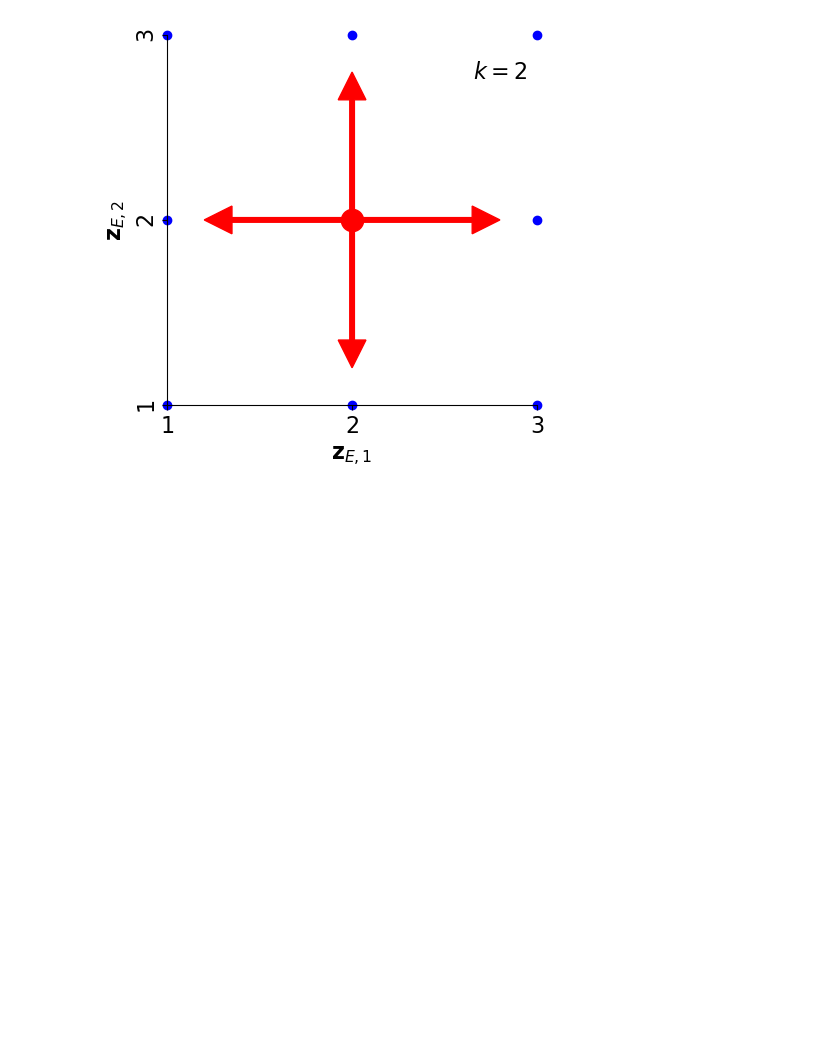
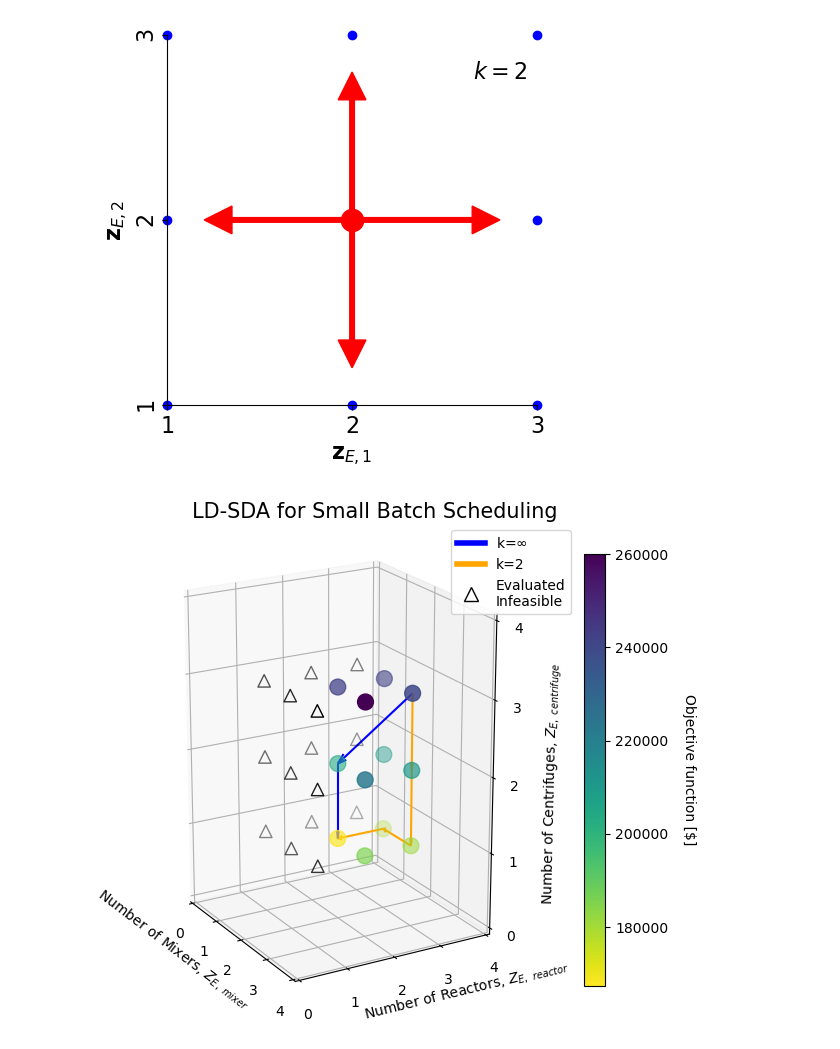
Before and after one commit to SECQUOIA/dsda-gdp, a Jupyter notebook: results/visualize_ldsda_pathways.ipynb, the cells around one changed output. Cells and saved outputs as stored; diff of their text form; code cells hidden in the pictures; blank space fills up the shorter version.

Commit message:
Add a new python function for illustration

```diff
--- a/results/visualize_ldsda_pathways.ipynb
+++ b/results/visualize_ldsda_pathways.ipynb
@@ -683,3 +683,99 @@ ax.set_aspect('equal', adjustable='box')
 plt.show()
 # %% [output]
 [figure]
+# %%
+import matplotlib.pyplot as plt
+from mpl_toolkits.mplot3d import Axes3D
+import pandas as pd
+from matplotlib.ticker import MaxNLocator
+
+def visualize_dsda(
+    routes_colors: list = [],
+    feas_x: list = [],
+    feas_y: list = [],
+    feas_z: list = [],
+    objs: list = [],
+    infeas_x: list = [],
+    infeas_y: list = [],
+    infeas_z: list = [],
+    ext1_name: str = 'External variable 1',
+    ext2_name: str = 'External variable 2',
+    ext3_name: str = 'External variable 3',
+):
+    fig = plt.figure(figsize=(8, 18))  # Adjust the figure size here
+    ax = fig.add_subplot(111, projection='3d')
+    ax.set_box_aspect((1, 1, 1.5))
+
+    X1, X2, X3 = feas_x, feas_y, feas_z
+    cm = plt.get_cmap('viridis_r')
+    sc = ax.scatter(X1, X2, X3, s=130, c=objs, cmap=cm)
+
+    # Plot infeasible points
+    infeas_sc = ax.scatter(infeas_x, infeas_y, infeas_z, s=80, marker='^',  edgecolors='black', facecolors='None')
+
+    # Arrow drawing function for routes
+    def drawArrow(A, B, color):
+        ax.quiver(
+            A[0], A[1], A[2],
+            B[0] - A[0], B[1] - A[1], B[2] - A[2],
+            arrow_length_ratio=0.1,
+            color=color
+        )
+
+    for route_color in routes_colors:
+        route, color = route_color
+        for i in range(len(route) - 1):
+            drawArrow(route[i], route[i + 1], color)
+
+    custom_lines = [plt.Line2D([0], [0], color='blue', lw=4),
+                    plt.Line2D([0], [0], color='orange', lw=4),
+                    plt.Line2D([0], [0], marker='^', color='black', markerfacecolor='None', markersize=10, linestyle='None')]
+    ax.legend(custom_lines, ['k=$\infty$', 'k=2', 'Evaluated\nInfeasible'], loc='upper right', bbox_to_anchor=(1.05, 1.05))
+
+    # ax.xaxis.set_major_locator(MaxNLocator(integer=True))
+    # ax.yaxis.set_major_locator(MaxNLocator(integer=True))
+    # ax.zaxis.set_major_locator(MaxNLocator(integer=True))
+    ax.set_xticks([0, 1, 2, 3, 4])
+    ax.set_yticks([0, 1, 2, 3, 4])
+    ax.set_zticks([0, 1, 2, 3, 4])
+
+    cbar = plt.colorbar(sc, pad=0.05, shrink=0.3)  # Adjusted color bar size
+    cbar.set_label('Objective function [$]', rotation=270, labelpad=20)
+
+    # Adjust label positions to avoid overlap
+    ax.set_title('             LD-SDA for Small Batch Scheduling', fontsize=15, pad=20)  # Adjusted title position
+    ax.set_xlabel(ext1_name.replace('Z_E, mixer', '$Z_{E,\\ mixer}$'), labelpad=-1)
+    ax.set_ylabel(ext2_name.replace('Z_E, reactor', '$Z_{E,\\ reactor}$'), labelpad=-1)
+    ax.set_zlabel(ext3_name.replace('Z_E, centrifuge', '$Z_{E,\\ centrifuge}$'), labelpad=10)
+
+    # Optionally adjust the view angle if necessary
+    ax.view_init(elev=20, azim=-30)  # Adjust the elevation and azimuth for a better view
+    plt.subplots_adjust(left=0.1, right=0.8, top=0.9, bottom=0.1)  # Adjusted subplot padding for better layout
+
+    plt.show()
+
+# Example usage with two routes
+route3 = [(3,3,3), (2,2,2), (2,2,1)]
+route4 = [(3,3,3), (3,3,2), (3,3,1), (2,3,1), (2,2,1)]
+routes_colors = [(route3, 'blue'), (route4, 'orange')]
+
+# FBBT infeasible points
+infeasible_points = [(1,1,1), (1,1,2), (1,1,3), (1,2,1), (1,2,2), (1,2,3), (1,3,1), (1,3,2), (1,3,3), (2,1,1), (2,1,2), (2,1,3), (3,1,1), (3,1,2), (3,1,3)]
+
+# Unpack infeasible points into separate lists for x, y, and z coordinates
+infeas_x, infeas_y, infeas_z = zip(*infeasible_points)
+
+infeas_x, infeas_y, infeas_z
+
+df = pd.read_csv('compl_enum_small_batch_baron.csv')
+
+# Extract x, y, z coordinates and objective values
+feas_x = df['x'].tolist()
+feas_y = df['y'].tolist()
+feas_z = df['z'].tolist()
+objs = df['Objective'].tolist()  # Replacing NaN with 0 for plotting purposes
+
+# Visualize with multiple routes
+visualize_dsda(routes_colors=routes_colors, feas_x=feas_x, feas_y=feas_y, feas_z=feas_z, objs=objs, infeas_x=infeas_x, infeas_y=infeas_y, infeas_z=infeas_z, ext1_name='Number of Mixers, Z_E, mixer                          ', ext2_name='                           Number of Reactors, Z_E, reactor', ext3_name='Number of Centrifuges, Z_E, centrifuge')
+# %% [output]
+[figure, added]
```
